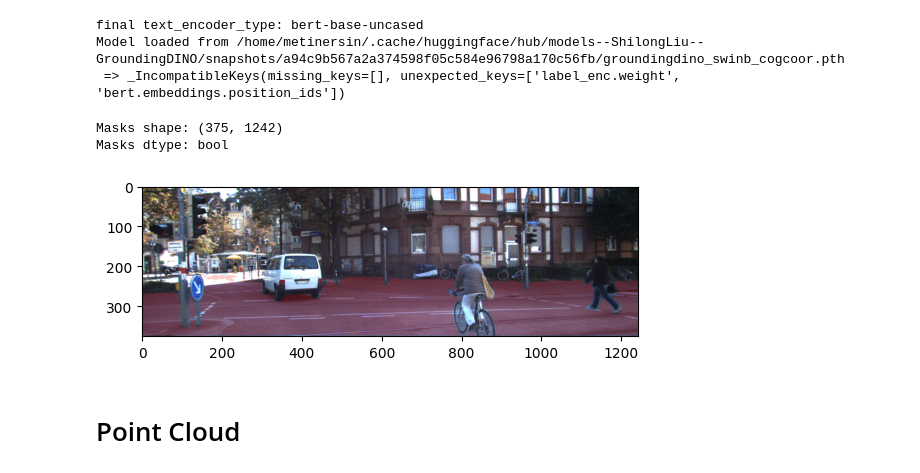
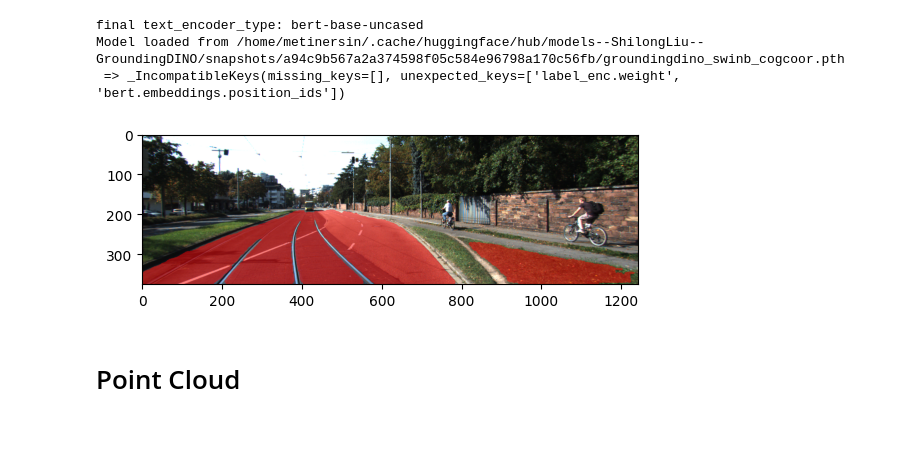
Before and after one commit to metinersin/height-estimation-kitti, a Jupyter notebook: test.ipynb, the cells around one changed output. Saved outputs shown, nothing was run; the diff lists cells and outputs as text; code cells hidden in the pictures; blank space fills up the shorter version.

```diff
--- a/test.ipynb
+++ b/test.ipynb
@@ -20,7 +22,7 @@ The autoreload extension is already loaded. To reload it, use:
 # %%
-date = '2011_09_26'
-drive = 5
-cam = 2
+date = "2011_09_26"
+drive = 2
+cam: Literal[0, 1, 2, 3] = 2
 frame = 0
 # %% [markdown]
 # Image
@@ -80,15 +77,10 @@ mask = mask.squeeze().numpy()
-# %%
-print(f'Masks shape: {mask.shape}')
-print(f'Masks dtype: {mask.dtype}')
-# %% [output]
-Masks shape: (375, 1242)
-Masks dtype: bool
+# %%
+mask = img_utils.segment(model, img, "ground", min_size_ratio=0.002)
 # %%
-img_masked = img_utils.apply_mask(img, mask, alpha=0.2, color=(255, 0, 0))
-
+img_masked = img_utils.apply_mask(img, mask, alpha=0.5, color=(255, 0, 0))
 plotting.draw(img_masked)
 # %% [output]
-[figure, old version]
+[figure, new version]
 # %% [markdown]
 # Point Cloud
 # %%
```
Also changed, not shown: parts of 12 cells of this notebook.
